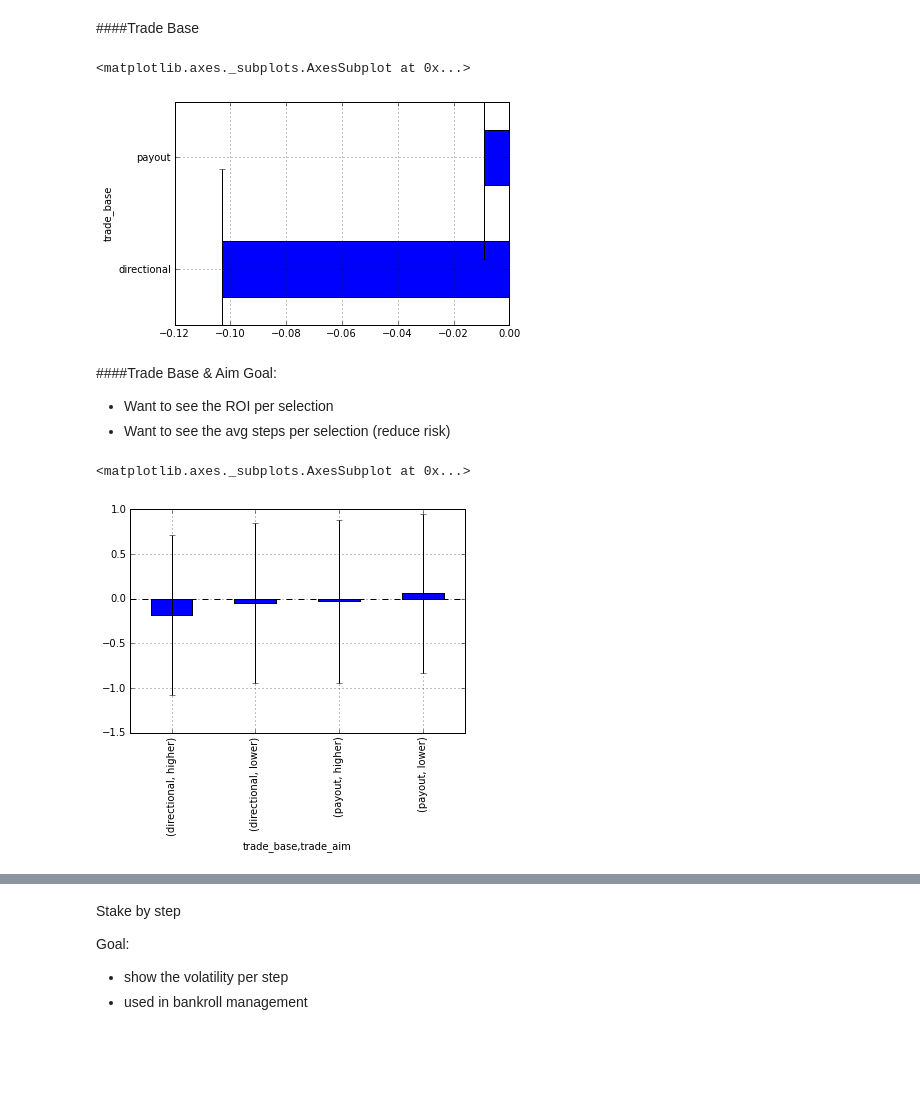
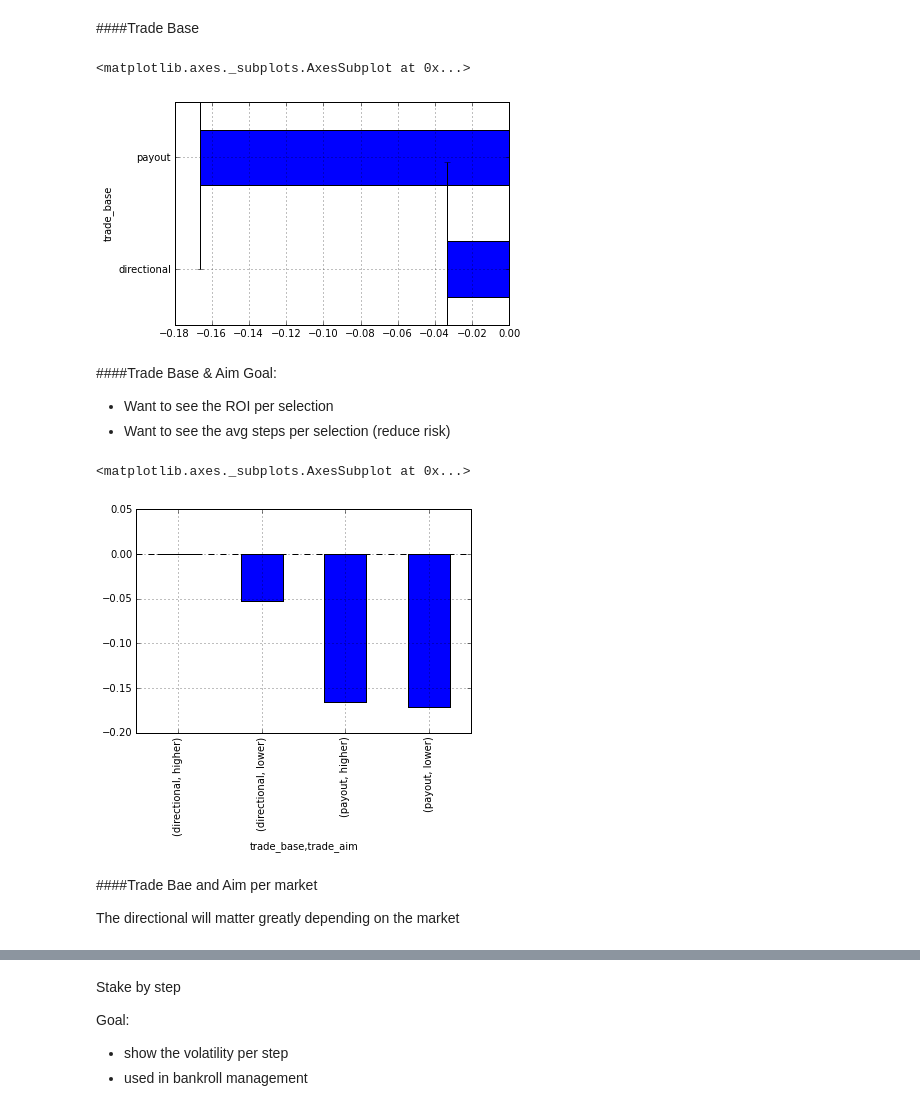
Before and after one commit to Tjorriemorrie/trading, a Jupyter notebook: 18_theoryofruns/app/bulkloader/Analysis.ipynb, the cells around one changed output, grey strips where cells are left out. Cells and saved outputs as stored; diff of their text form; code cells hidden in the pictures; blank space fills up the shorter version.

```diff
--- a/18_theoryofruns/app/bulkloader/Analysis.ipynb
+++ b/18_theoryofruns/app/bulkloader/Analysis.ipynb
@@ -18,6 +19,7 @@ from matplotlib import pyplot as plt
 ####Load Data
 ---
 # %%
-df = pd.read_csv('runs_final.csv')
+df = pd.read_csv('runs.csv')
+df = df[df['currency'] != 'EURUSD']
 print df.columns
 # %% [output]
@@ -97,7 +116,7 @@ grouped = df.groupby('trade_base')
 grouped['roi'].mean().plot(kind='barh', yerr=grouped['roi'].std())
 # %% [output]
 <matplotlib.axes._subplots.AxesSubplot at 0x...>
-[figure, old version]
+[figure, new version]
 # %% [markdown]
 ####Trade Base & Aim
 Goal:
@@ -106,12 +125,11 @@ Goal:
 - Want to see the avg steps per selection (reduce risk)
 # %%
 grouped = df.groupby(['trade_base', 'trade_aim'])
-#for name, group in grouped:
-#    print(name)
-#    print(group['roi'].tail())
-#print grouped['roi'].mean()
-#print grouped['roi'].std()
-grouped['roi'].mean().plot(kind='bar', yerr=grouped['roi'].std())
+grouped['roi'].mean().plot(kind='bar')
 # %% [output]
 <matplotlib.axes._subplots.AxesSubplot at 0x...>
-[figure, old version]
+[figure, new version]
+# %% [markdown]
+####Trade Bae and Aim per market
+
+The directional will matter greatly depending on the market
```
Also changed, not shown: parts of 31 cells of this notebook, 24 other files.
